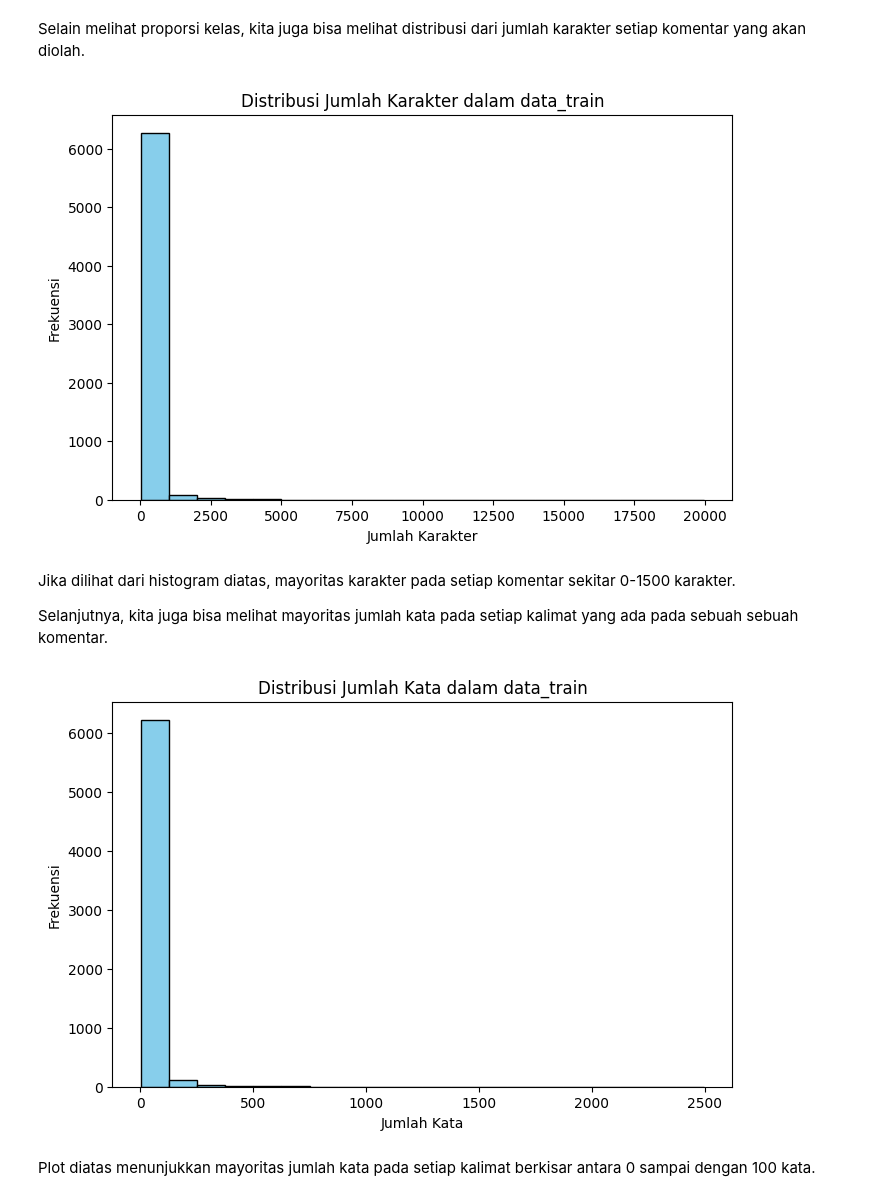
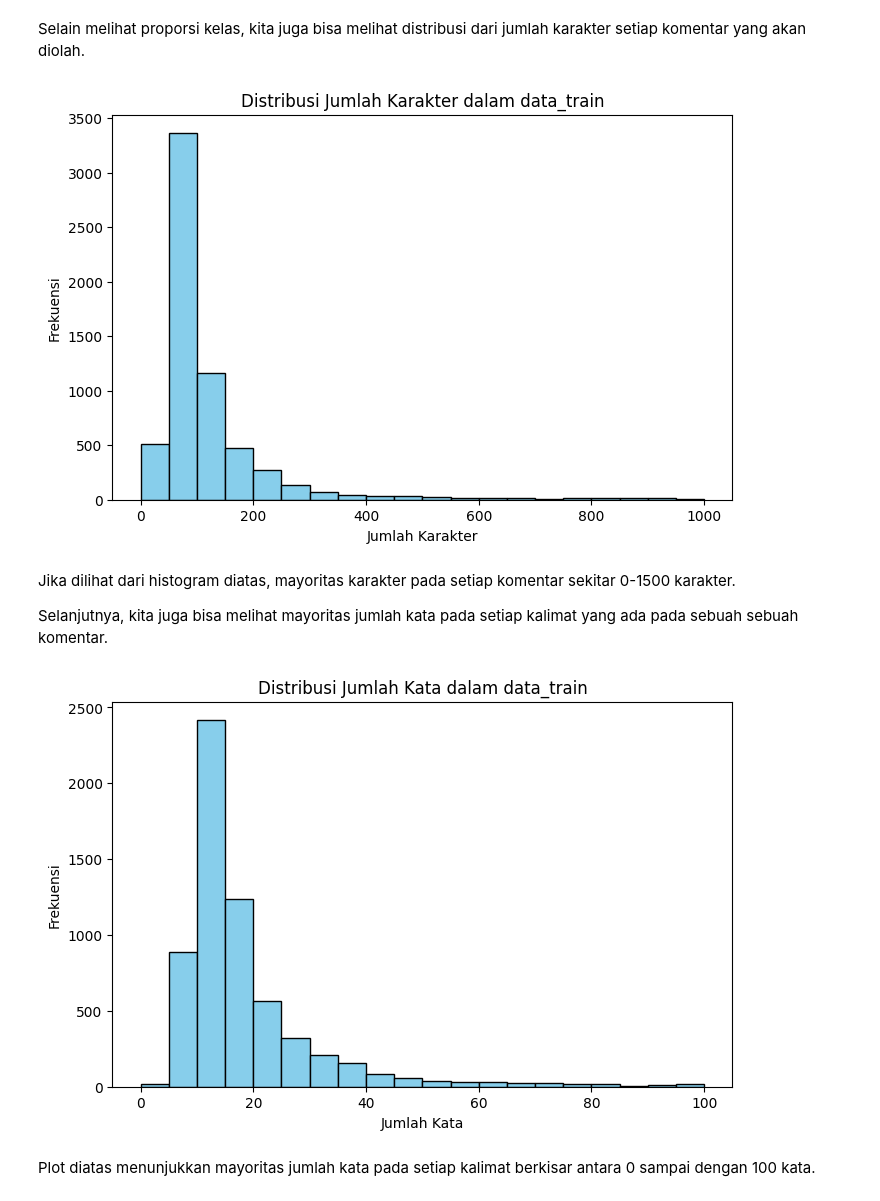
Before and after one commit to syahvan/indo-toxic-comment-classification, a Jupyter notebook: notebook/Toxic_Comment_Classification.ipynb, the cells around one changed output. Saved outputs shown, nothing was run; the diff lists cells and outputs as text; code cells hidden in the pictures.

```diff
--- a/notebook/Toxic_Comment_Classification.ipynb
+++ b/notebook/Toxic_Comment_Classification.ipynb
@@ -436,6 +460,9 @@ Karena proses preprocessing memakan waktu cukup lama, lebih baik kita simpan has
 # %%
 data_train.to_csv('train_processed.csv', index=False)
 data_test.to_csv('test_processed.csv', index=False)
+# %%
+data_train = pd.read_csv('https://raw.githubusercontent.com/syahvan/indo-toxic-comment-classification/main/data/train_processed.csv')
+data_test = pd.read_csv('https://raw.githubusercontent.com/syahvan/indo-toxic-comment-classification/main/data/test_processed.csv')
 # %% [markdown]
 ### Visualisasi EDA
 # %% [markdown]
@@ -476,13 +503,13 @@ jumlah_karakter = data_train['processed_text'].apply(len)
 
 # Membuat histogram distribusi jumlah karakter
 plt.figure(figsize=(8, 5))
-plt.hist(jumlah_karakter, bins=20, color='skyblue', edgecolor='black')
+plt.hist(jumlah_karakter, bins=20, color='skyblue', edgecolor='black', range=(0, 1000))
 plt.xlabel('Jumlah Karakter')
 plt.ylabel('Frekuensi')
 plt.title('Distribusi Jumlah Karakter dalam data_train')
 plt.show()
 # %% [output]
-[figure, old version]
+[figure, new version]
 # %% [markdown]
 Jika dilihat dari histogram diatas, mayoritas karakter pada setiap komentar sekitar 0-1500 karakter.
 
@@ -490,16 +517,16 @@ Selanjutnya, kita juga bisa melihat mayoritas jumlah kata pada setiap kalimat ya
 # %%
 # Hitung jumlah kata dalam setiap teks
 jumlah_kata = data_train['processed_text'].apply(lambda x: len(x.split()))
 
 # Membuat histogram distribusi jumlah kata
 plt.figure(figsize=(8, 5))
-plt.hist(jumlah_kata, bins=20, color='skyblue', edgecolor='black')
+plt.hist(jumlah_kata, bins=20, color='skyblue', edgecolor='black', range=(0, 100))
 plt.xlabel('Jumlah Kata')
 plt.ylabel('Frekuensi')
 plt.title('Distribusi Jumlah Kata dalam data_train')
 plt.show()
 # %% [output]
-[figure, old version]
+[figure, new version]
 # %% [markdown]
 Plot diatas menunjukkan mayoritas jumlah kata pada setiap kalimat berkisar antara  0 sampai dengan 100 kata.
 # %% [markdown]
```
Also changed, not shown: parts of 18 cells of this notebook.
